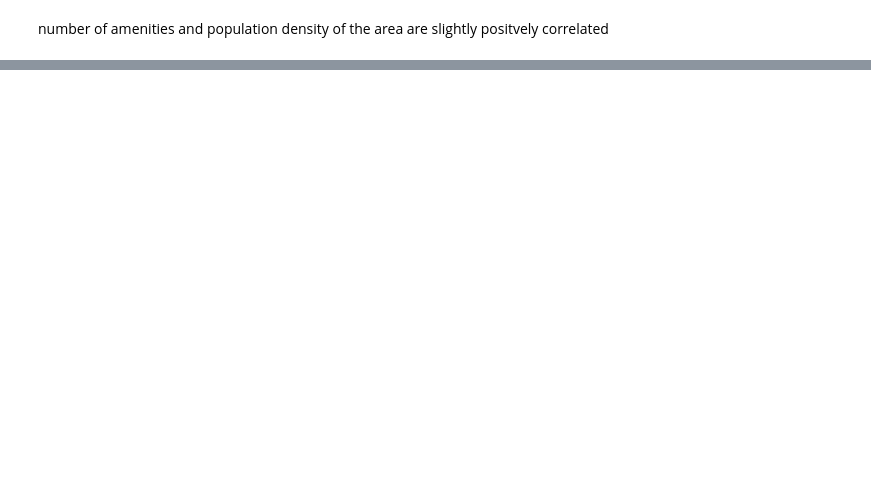
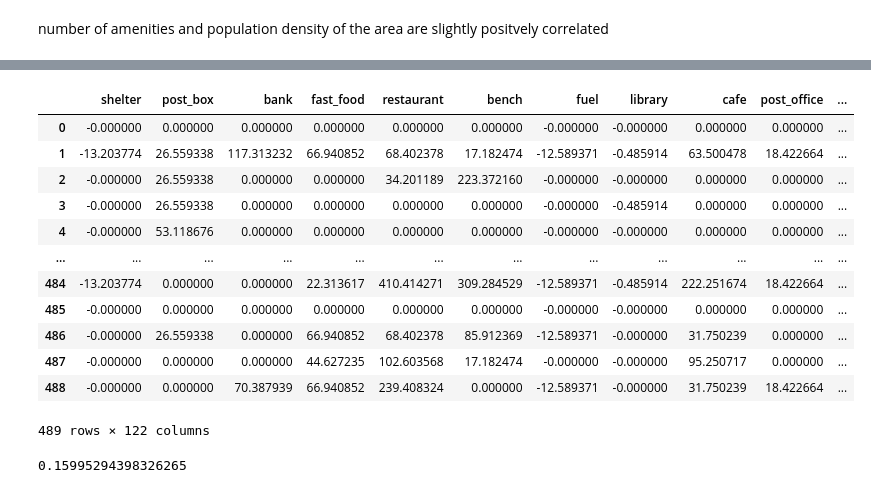
Before and after one commit to Rauf00/population_analysis, a Jupyter notebook: project.ipynb, the cells around one changed output, grey strips where cells are left out. Saved outputs shown, nothing was run; the diff lists cells and outputs as text; code cells hidden in the pictures; blank space fills up the shorter version.

```diff
--- a/project.ipynb
+++ b/project.ipynb
@@ -289,0 +298,7 @@ TO DO: among the red areas, which amenity is the most important?
+# %%
+amenities_all = vancouver_gdf.drop(['population',	'geometry',	'area',	'population_density', 'fill', 'predicted_population_density_difference', 'percentage_difference', 'amenity_count'], axis=1)
+correlations_all = {}
+for col in amenities_all:
+    correlations_all[col] = amenities_all[col].corr(vancouver_gdf['population_density'])
+correlations_all = dict(sorted(correlations_all.items(), key=lambda item: abs(item[1]), reverse=True))
+correlations_all
@@ -289,0 +328,68 @@ TO DO: among the red areas, which amenity is the most important?
+# %%
+import json
+import math
+
+with open("file.json") as f:
+    data = f.read()
+scores = json.loads(data)
+
+for k,v in scores.items():
+    if math.isnan(v):
+        scores[k] = 0
+
+# df_train = vancouver_gdf.drop(['population', 'area', 'population_density', 'geometry'], axis=1)
+# # df_train += 1
+scores_vector = []
+for i in range(len(amenities_all.columns)):
+    scores_vector.append(scores[amenities_all.columns[i]])
+scores_vector
+
+scaled_train = amenities_all * scores_vector * 100
+scaled_train
+# scaled_df_train["sum"] = scaled_df_train.sum(axis=1)
+# scaled_df_train['population_density'] = vancouver_gdf['population_density']
+# # scaled_df_train = scaled_df_train[(scaled_df_train['sum'] < 1000) & (scaled_df_train['sum'] > 50)]
+# scaled_df_train
+# # plt.scatter(scaled_df_train['sum'], scaled_df_train['population_density'], 0.5)
+# %% [output]
+|  | shelter | post_box | bank | fast_food | restaurant | bench | fuel | library | cafe | post_office | ... |
+| 0 | -0.000000 | 0.000000 | 0.000000 | 0.000000 | 0.000000 | 0.000000 | -0.000000 | -0.000000 | 0.000000 | 0.000000 | ... |
+| 1 | -13.203774 | 26.559338 | 117.313232 | 66.940852 | 68.402378 | 17.182474 | -12.589371 | -0.485914 | 63.500478 | 18.422664 | ... |
+| 2 | -0.000000 | 26.559338 | 0.000000 | 0.000000 | 34.201189 | 223.372160 | -0.000000 | -0.000000 | 0.000000 | 0.000000 | ... |
+| 3 | -0.000000 | 26.559338 | 0.000000 | 0.000000 | 0.000000 | 0.000000 | -0.000000 | -0.485914 | 0.000000 | 0.000000 | ... |
+| 4 | -0.000000 | 53.118676 | 0.000000 | 0.000000 | 0.000000 | 0.000000 | -0.000000 | -0.000000 | 0.000000 | 0.000000 | ... |
+| ... | ... | ... | ... | ... | ... | ... | ... | ... | ... | ... | ... |
+| 484 | -13.203774 | 0.000000 | 0.000000 | 22.313617 | 410.414271 | 309.284529 | -12.589371 | -0.485914 | 222.251674 | 18.422664 | ... |
+| 485 | -0.000000 | 0.000000 | 0.000000 | 0.000000 | 0.000000 | 0.000000 | -0.000000 | -0.000000 | 0.000000 | 0.000000 | ... |
+| 486 | -0.000000 | 26.559338 | 0.000000 | 66.940852 | 68.402378 | 85.912369 | -12.589371 | -0.000000 | 31.750239 | 0.000000 | ... |
+| 487 | -0.000000 | 0.000000 | 0.000000 | 44.627235 | 102.603568 | 17.182474 | -0.000000 | -0.000000 | 95.250717 | 0.000000 | ... |
+| 488 | -0.000000 | 0.000000 | 70.387939 | 66.940852 | 239.408324 | 0.000000 | -12.589371 | -0.000000 | 31.750239 | 18.422664 | ... |
+489 rows × 122 columns
+# %%
+from sklearn.linear_model import LinearRegression
+from sklearn.preprocessing import PolynomialFeatures
+from sklearn.preprocessing import StandardScaler
+import matplotlib.pyplot as plt
+from sklearn.decomposition import PCA
+
+X = scaled_train.values
+y = vancouver_gdf['population_density'].values
+X_train, X_valid, y_train, y_valid = train_test_split(X, y)
+
+# train model
+model = make_pipeline(
+        StandardScaler(),
+        PCA(40),
+        PolynomialFeatures(degree=1, include_bias=True),
+        LinearRegression(fit_intercept=False)
+)
+
+model.fit(X_train, y_train)
+# validate model
+# check r^2 instead of .score
+print(model.score(X_valid, y_valid))
+predicted_y = model.predict(vancouver_gdf.drop(['population','geometry','area', 'population_density', 'fill', 'predicted_population_density_difference', 'percentage_difference', 'amenity_count'], axis=1).values)
+# print(len(X))
+# print(len(predicted_y))
+# %% [output]
+0.15995294398326265
```
Also changed, not shown: parts of 29 cells of this notebook, 8 other files.
